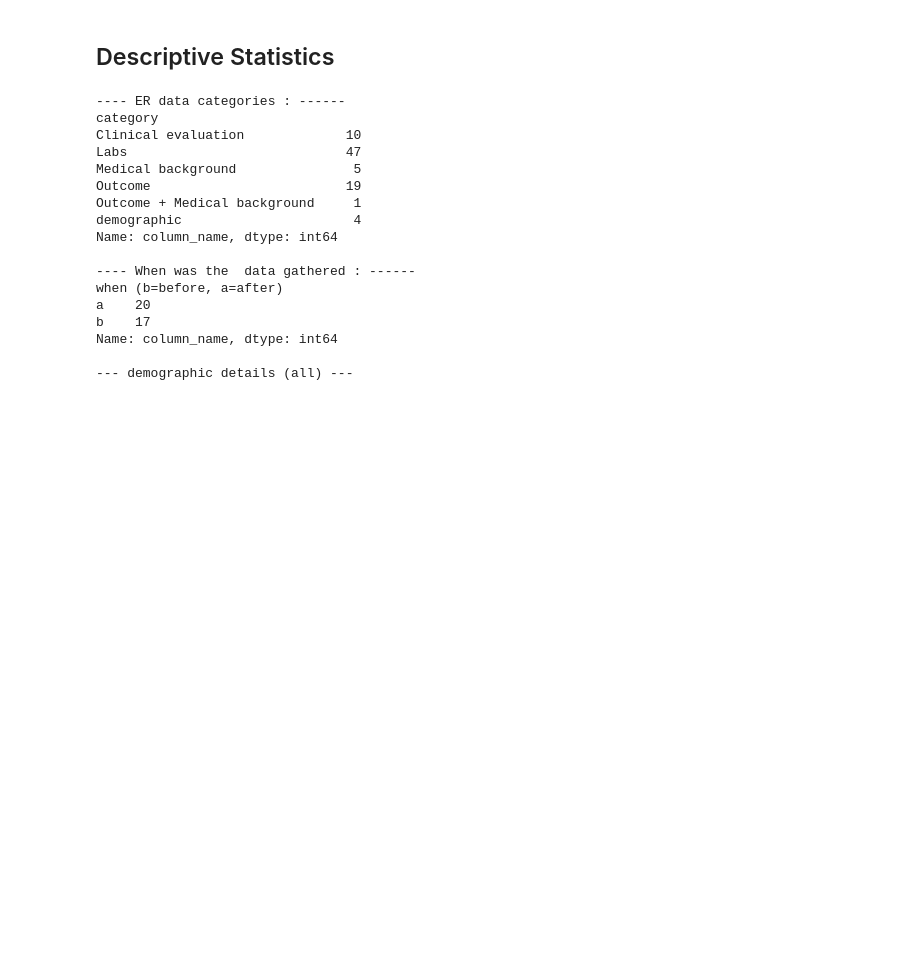
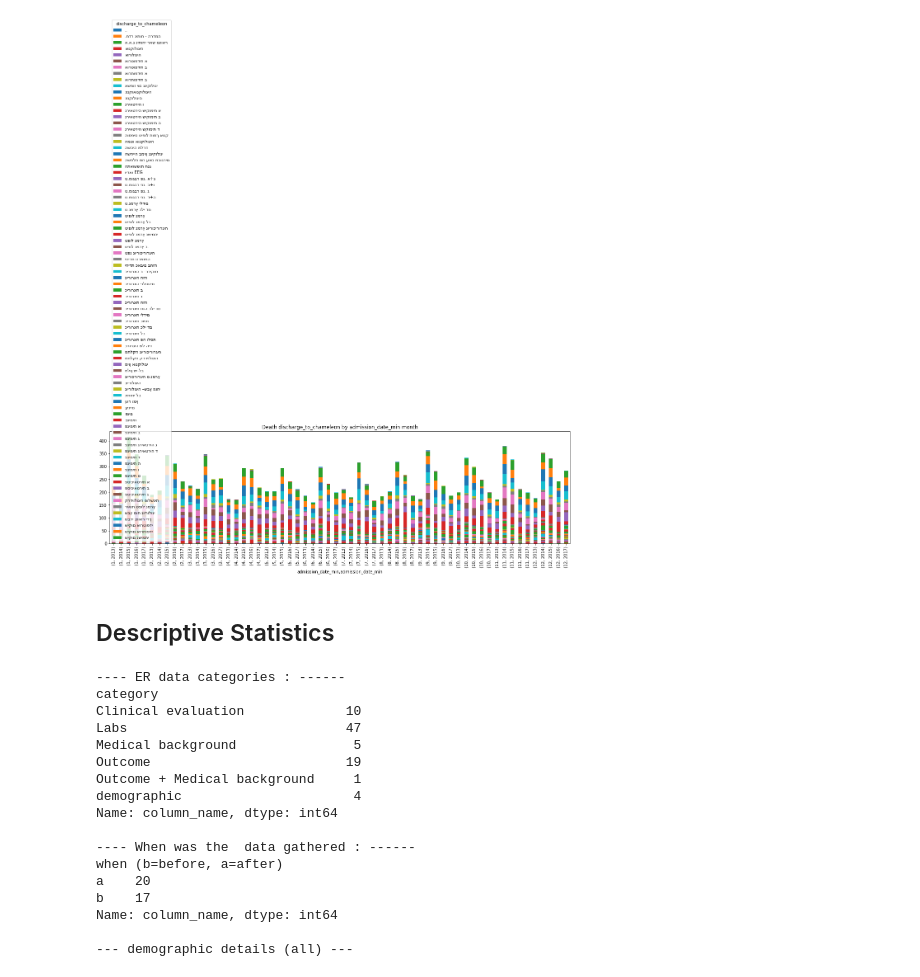
Before and after one commit to talionet/Shiba-Hackathon, a Jupyter notebook: notebooks/ER_data_exploration.ipynb, the cells around one changed output. Drawn from its saved outputs; the diff is of its cells as text; code cells hidden in the pictures; blank space fills up the shorter version.

```diff
--- a/notebooks/ER_data_exploration.ipynb
+++ b/notebooks/ER_data_exploration.ipynb
@@ -37,8 +51,7 @@ Total number of rows:  605673
 # %%
-def plot_events_by_time(by_time, stack_var = ''):
-    times = pd.DatetimeIndex(fraud_events[by_time])
-    stack_plot(fraud_events, index_axis = [times.month,times.year], stack_var='fraud_type', title = 'Fraud type by %s month' %by_time)
-    t2017=times.where(times.year==2017)
-    t2018=times.where(times.year==2018)
-    stack_plot(fraud_events, index_axis = t2017.date, stack_var='fraud_type',title = '%s by %s' %(stack_var,by_time))
+def plot_events_by_time(death_events, by_time, stack_var = ''):
+    death_events.sort_values(by=by_time)
+    times = pd.DatetimeIndex(death_events[by_time])
+    stack_plot(death_events, index_axis = [times.month,times.year],
+               stack_var=stack_var, title = 'Death %s by %s month' %(stack_var,by_time))
     print('')
@@ -45,3 +85,10 @@ def plot_events_by_time(by_time, stack_var = ''):
+# %%
+plot_events_by_time(death_data, by_time='admission_date_min',stack_var = 'discharge_to_chameleon')
+#death_data.groupby().count()['gender'].plot(kind='bar')
+
+#death_data.head()
+# %% [output]
+[figure, added]
 # %% [markdown]
 ## Descriptive Statistics
 # %%
```
Also changed, not shown: parts of 6 cells of this notebook.
